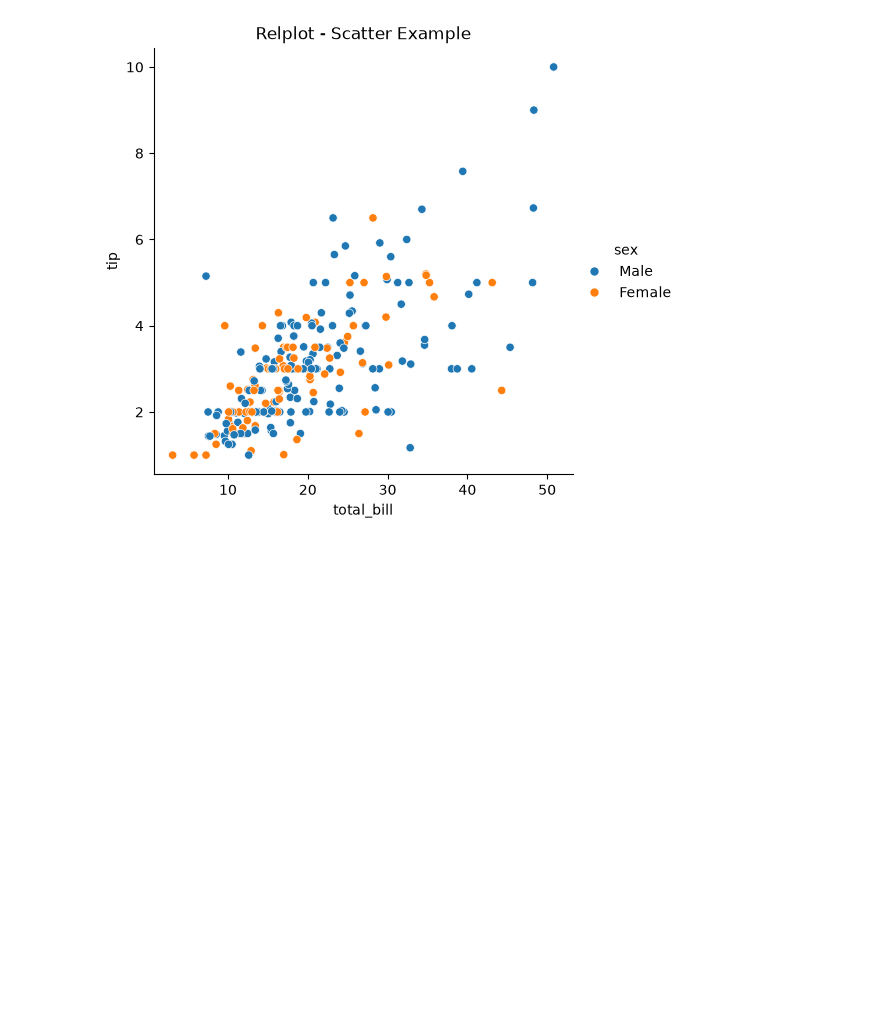
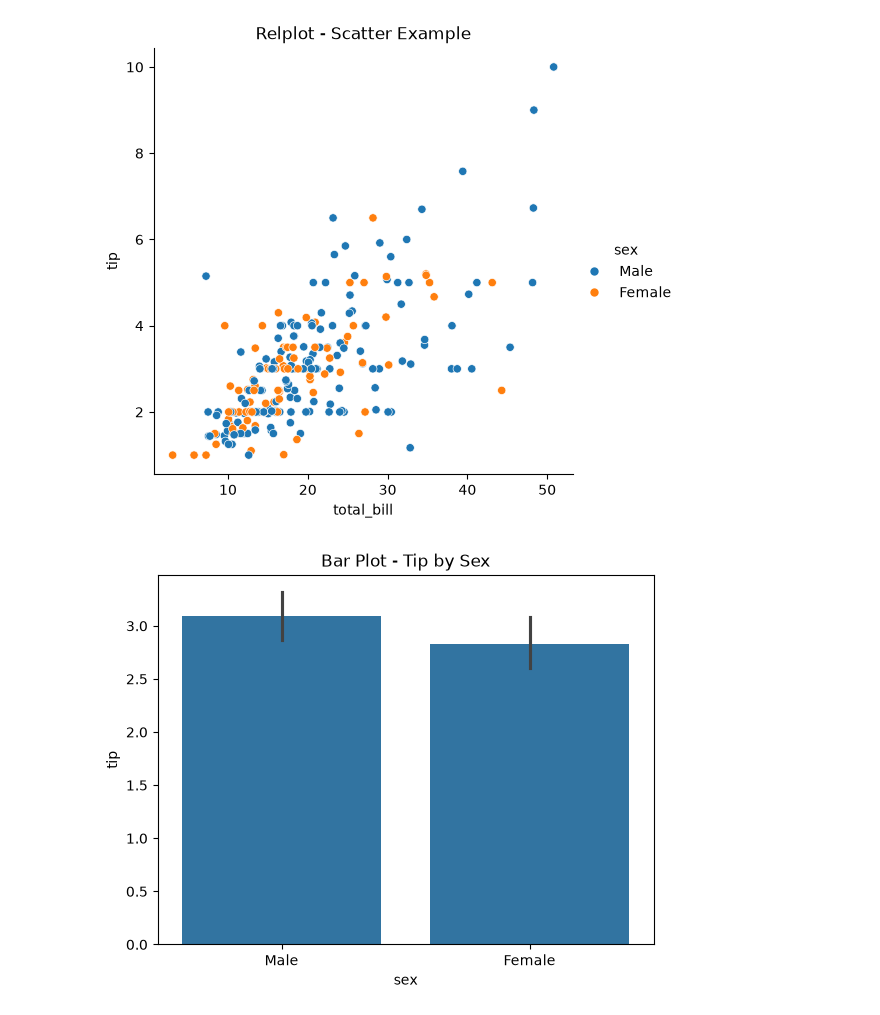
Before and after one commit to kalairajatechp/matplotlib, a Jupyter notebook: histogram_analysis.ipynb, the cells around one changed output. Drawn from its saved outputs; the diff is of its cells as text; code cells hidden in the pictures; blank space fills up the shorter version.

```diff
--- a/histogram_analysis.ipynb
+++ b/histogram_analysis.ipynb
@@ -53,3 +53,10 @@ plt.savefig("Relplot - Scatter Example.png")
 plt.show()
 # %% [output]
 [figure]
+# %%
+sns.barplot(x='sex', y='tip', data=df)
+plt.title("Bar Plot - Tip by Sex")
+plt.savefig("Bar Plot - Tip by Sex.png")
+plt.show()
+# %% [output]
+[figure, added]
```
